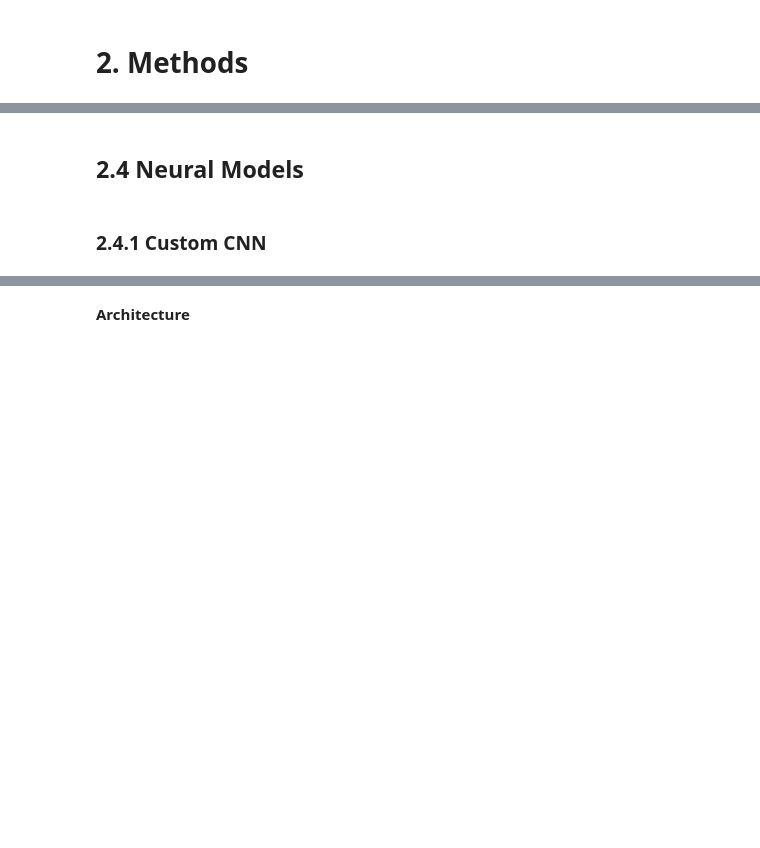
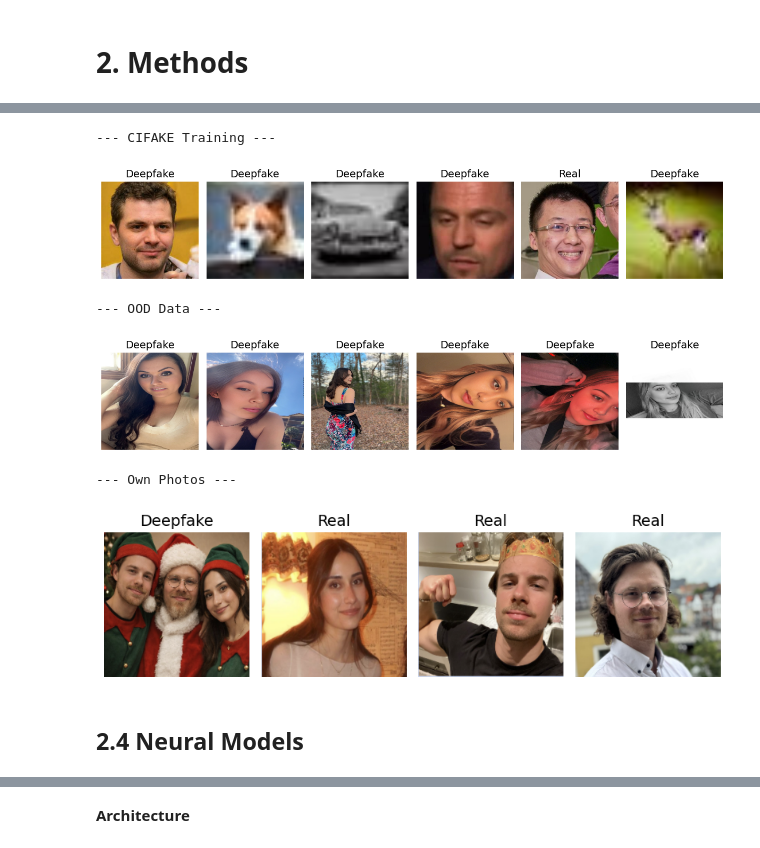
Before and after one commit to kubojurak/DLiP-Group-Project, a Jupyter notebook: DLiP_Project_Notebook.ipynb, the cells around one changed output, grey strips where cells are left out. Saved outputs shown, nothing was run; the diff lists cells and outputs as text; code cells hidden in the pictures; blank space fills up the shorter version.

```diff
--- a/DLiP_Project_Notebook.ipynb
+++ b/DLiP_Project_Notebook.ipynb
@@ -128,7 +176,4 @@ I0000 00:00:1766156485.053005      47 gpu_device.cc:2022] Created device /job:lo
 # %%
-# Batch size
-BATCH_SIZE = 64
-
 # Define a helper to enforce shapes
 def force_shape(image, label):
     # Explicitly set the shape. This converts RaggedTensors to Dense Tensors.
@@ -142,7 +187,7 @@ def ds_full(datasets, weights, batch_size = 64):
 
     ds_full = tf.data.Dataset.sample_from_datasets(
         datasets,
-        weights=weights, # Optional: Balance the datasets if one is huge
+        weights=weights,
         stop_on_empty_dataset=False
     )
 
@@ -168,22 +213,23 @@ def prepare_test_set(ds, batch_size=64):
 
     ds = ds.prefetch(AUTOTUNE)
 
-    # NOTE: No shuffle(), No sample_from_datasets()
     return ds
 
 # Full training set
-#ds_train_full = ds_full([ds_train_cifake, ds_train_200k], [1.0, 1.0])
+ds_train_full = ds_full([ds_train_cifake, ds_train_200k], [1.0, 1.0])
 print("Train Dataset Created!")
 
 # Full validation set
-#ds_val_full = ds_full([ds_val_cifake, ds_val_200k], [1.0, 1.0])
+ds_val_full = ds_full([ds_val_cifake, ds_val_200k], [1.0, 1.0])
 print("Validation Dataset Created!")
 
-# Test set
+# Hold-out Test set
 ds_test_cifake = prepare_test_set(ds_test_cifake)
 
+# OOD Test set
 ds_test_ood = prepare_test_set(ds_ood_combined)
 print("Test Datasets Created!")
 
 # Own photo dataset
 ds_own_photos = prepare_test_set(own_data)
+print("Own Photos Dataset Created!")
@@ -215,4 +250,62 @@ We visualize a batch of augmented images to verify that the applied transformati
+# %%
+# Helper function for showing the images
+def show_image(dataset):
+    """
+    Plots 3 images from the dataset.
+    Assumes standard labeling: 0 = Deepfake/AI, 1 = Real.
+    """
+    # Standardized class names for all your datasets
+    class_names = ['Deepfake', 'Real']
+
+    # Take one batch
+    for images, labels in dataset.take(1):
+        plt.figure(figsize=(12, 4)) # Adjusted size for a 1x3 row
+
+        # Determine how many images to plot (max 6)
+        num_to_plot = min(6, images.shape[0])
+
+        for i in range(num_to_plot):
+            ax = plt.subplot(1, 6, i + 1) # 1 row, 3 columns
+
+            # Convert tensor to numpy
+            img = images[i].numpy()
+
+            # Fix display range if needed (convert 0-255 or 0-1)
+            if img.max() > 1.0:
+                img = img.astype("uint8")
+
+            plt.imshow(img)
+
+            # Map the integer label (0 or 1) to "Deepfake" or "Real"
+            label_index = int(labels[i])
+
+            # Safety check in case a label is unexpected
+            if label_index < len(class_names):
+                name = class_names[label_index]
+            else:
+                name = f"Label {label_index}"
+
+            plt.title(name, fontsize=14)
+            plt.axis("off")
+
+        plt.tight_layout()
+        plt.show()
+
+# Show
+print("--- CIFAKE Training ---")
+show_image(ds_train_full)
+
+print("--- OOD Data ---")
+show_image(ds_test_ood)
+
+print("--- Own Photos ---")
+show_image(ds_own_photos)
+# %% [output]
+--- CIFAKE Training ---
+[figure, added]
+--- OOD Data ---
+[figure, added]
+--- Own Photos ---
+[figure, added]
 # %% [markdown]
 ## 2.4 Neural Models
-# %% [markdown]
-### 2.4.1 Custom CNN
```
Also changed, not shown: parts of 78 cells of this notebook.
